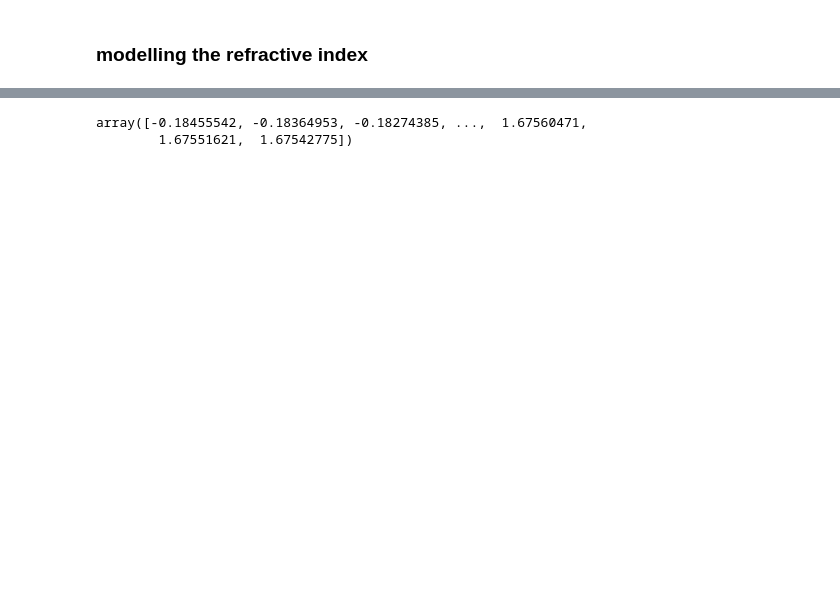
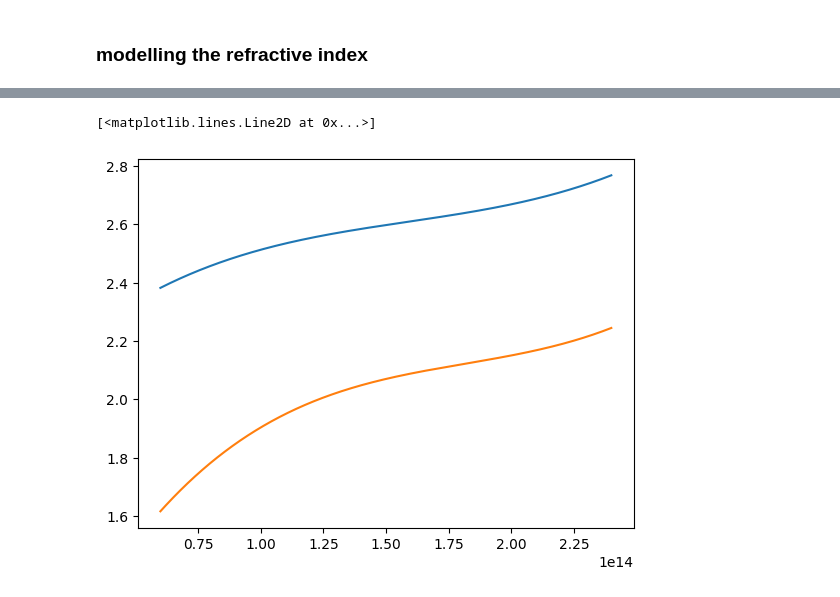
Before and after one commit to alexburg14/Fabry-Perot, a Jupyter notebook: calc_refractive/J140228.ipynb, the cells around one changed output, grey strips where cells are left out. Saved outputs shown, nothing was run; the diff lists cells and outputs as text; code cells hidden in the pictures; blank space fills up the shorter version.

```diff
--- a/calc_refractive/J140228.ipynb
+++ b/calc_refractive/J140228.ipynb
@@ -148,8 +166,9 @@ def optdick_toppart(f):
 # %%
 def dispersion_toppart(f):
     return optdick_toppart(f) / 1.1e-6
-# %%
-dispersion_toppart(frequenz_s)
-# %% [output]
-array([-0.18455542, -0.18364953, -0.18274385, ...,  1.67560471,
-        1.67551621,  1.67542775])
+# %%
+plt.plot(frequenz_s,polynomial(np.array(frequenz_s), *params_J14))
+plt.plot(frequenz_s,polynomial(np.array(frequenz_s), *params_STINS))
+# %% [output]
+[<matplotlib.lines.Line2D at 0x...>]
+[figure, added]
```
Also changed, not shown: parts of 49 cells of this notebook, 1 other file.
